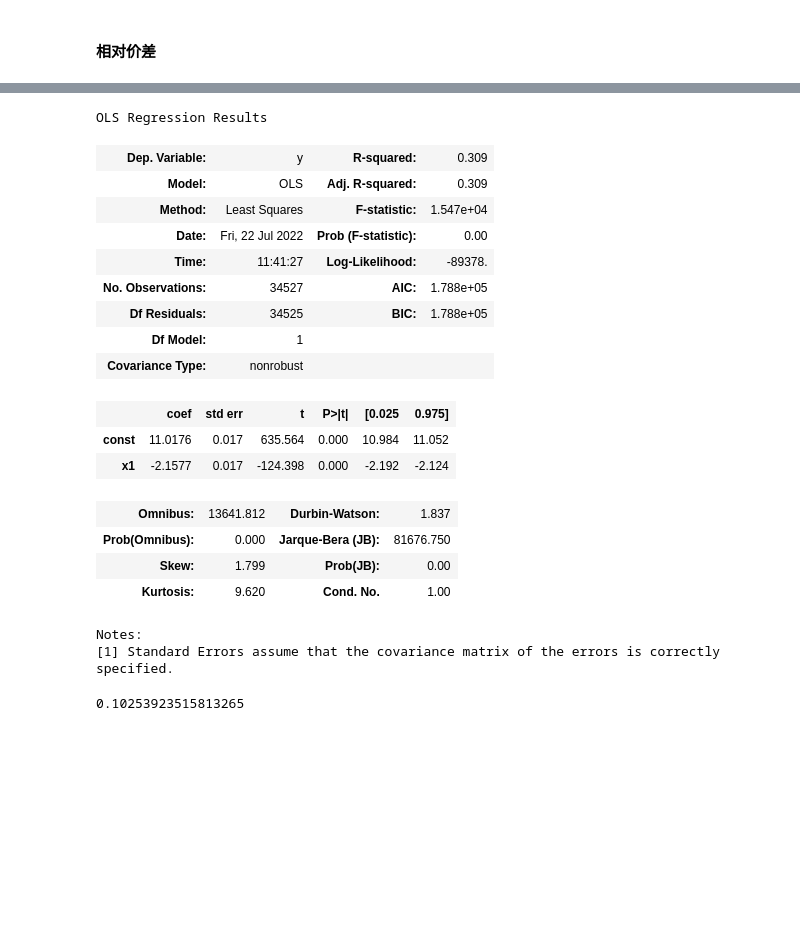
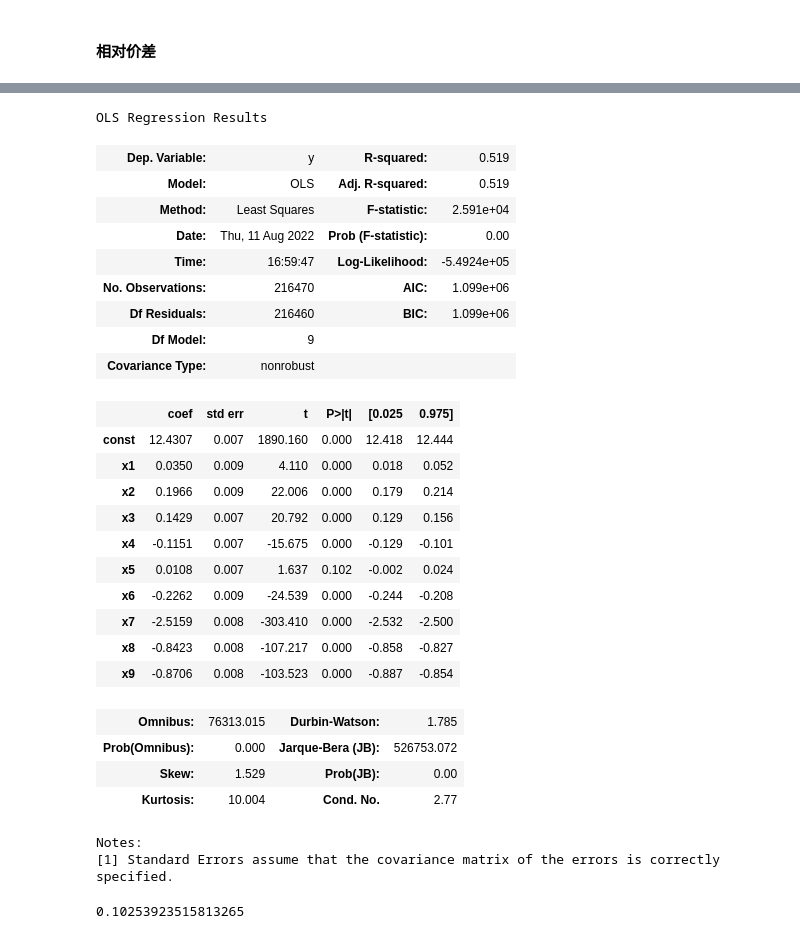
Before and after one commit to GYMS-PKU/Low-Frequency-Spread-Estimator, a Jupyter notebook: notebook/特征相关性.ipynb, the cells around one changed output, grey strips where cells are left out. Saved outputs shown, nothing was run; the diff lists cells and outputs as text; code cells hidden in the pictures; blank space fills up the shorter version.

```diff
--- a/notebook/特征相关性.ipynb
+++ b/notebook/特征相关性.ipynb
@@ -236,6 +199,9 @@ corr_mat_spread /= len(x)
 # %%
 x_spread = np.vstack([xx.cpu().numpy() for xx in x])
 y_spread = np.vstack([xx.cpu().numpy() for xx in y])
+
+x_spread[np.isnan(x_spread)] = 0
+x_spread = x_spread[:, [0, 1, 2, 3, 4, 5, 7, 10, 11]]
 
 # 奇异值分解
 _, sigma, __ = np.linalg.svd(x_spread, full_matrices=False)
@@ -291,7 +233,6 @@ array([[1.        , 0.97814828, 0.2927334 , 0.95827788, 0.98621244,
 # %%
-fea_se = [0, 4, 5, 8]
-fea_se = [i for i in range(10)]
-X = sm.add_constant(x_spread[:, fea_se])
+# fea_se = [0, 1, 2, 3, 4, 5, 7, 10, 11]
+X = sm.add_constant(x_spread)
 model = sm.OLS(y_spread*100,X)
 res = model.fit()
 res.summary()
@@ -359,7 +293,7 @@ with open(r'D:\Documents\学习资料\本科毕业论文/data/target_rela.pkl',
     target = pickle.load(f)
 with open(r'D:\Documents\学习资料\本科毕业论文/data//close_top.pkl', 'rb') as f:
     close_top = pickle.load(f)
-x, y = get_train_data_cs(signal, target, univ & close_top)
+x, y = get_train_data_cs(signal, target, univ & close_top, 20, 160)
 xx = []
 for x_ in x:
     for i in range(x_.shape[1]):
@@ -368,7 +302,7 @@ for x_ in x:
     xx.append(x_)
 x = xx
 
-x_test_rela, y_test_rela = get_train_data_cs(signal, target, univ & close_top, 80, 160)
+x_test_rela, y_test_rela = get_train_data_cs(signal, target, univ & close_top, 160, 200)
 xx = []
 for x_ in x_test_rela:
     for i in range(x_.shape[1]):
@@ -378,17 +312,29 @@ for x_ in x_test_rela:
 x_test_rela = xx
 
 
-corr_mat_rela = np.eye(10) * len(x)
+corr_mat_rela = np.eye(9) * len(x)
 for i in tqdm(range(len(x))):
-    for j in range(9):
-        for k in range(j+1, 10):
-            corr_mat_rela[j, k] += np.corrcoef(x[i][:, j].cpu().numpy(), x[i][:, k].cpu().numpy())[0, 1]
-            corr_mat_rela[k, j] += np.corrcoef(x[i][:, j].cpu().numpy(), x[i][:, k].cpu().numpy())[0, 1]
+    for j in range(8):
+        jj = [0, 1, 2, 3, 4, 5, 7, 10, 11][j]
+        for k in range(j+1, 9):
+            kk = [0, 1, 2, 3, 4, 5, 7, 10, 11][k]
+            a = x[i][:, jj].cpu().numpy()
+            b = x[i][:, kk].cpu().numpy()
+            a[np.isnan(a)] = 0
+            b[np.isnan(b)] = 0
+            corr = np.corrcoef(a, b)[0, 1]
+            if np.isnan(corr):
+                corr = 0
+
+            corr_mat_rela[j, k] += corr
+            corr_mat_rela[k, j] += corr
 corr_mat_rela /= len(x)
 # %%
 x_rela = np.vstack([xx.cpu().numpy() for xx in x])
 y_rela = np.vstack([xx.cpu().numpy() for xx in y])
-# x_rela[:, [0,1,3,4,5]] *= -1
+x_rela[np.isnan(x_rela)] = 0
+x_rela = x_rela[:, [0, 1, 2, 3, 4, 5, 7, 10, 11]]
+
 
 
 # 奇异值分解
@@ -430,29 +366,35 @@ array([[ 1.        ,  0.05399018,  0.04886773, -0.42439205],
 # %%
-fea_se = [2,4,5,9]
-fea_se = [i for i in range(10)]
-fea_se = [2]
-X = sm.add_constant(x_rela[:,fea_se])
+
+X = sm.add_constant(x_rela)
 model = sm.OLS(y_rela*10000,X)
 res = model.fit()
 res.summary()
 # %% [output]
 OLS Regression Results
-| Dep. Variable: | y | R-squared: | 0.309 |
-| Model: | OLS | Adj. R-squared: | 0.309 |
-| Method: | Least Squares | F-statistic: | 1.547e+04 |
-| Date: | Fri, 22 Jul 2022 | Prob (F-statistic): | 0.00 |
-| Time: | 11:41:27 | Log-Likelihood: | -89378. |
-| No. Observations: | 34527 | AIC: | 1.788e+05 |
-| Df Residuals: | 34525 | BIC: | 1.788e+05 |
-| Df Model: | 1 |  |  |
+| Dep. Variable: | y | R-squared: | 0.519 |
+| Model: | OLS | Adj. R-squared: | 0.519 |
+| Method: | Least Squares | F-statistic: | 2.591e+04 |
+| Date: | Thu, 11 Aug 2022 | Prob (F-statistic): | 0.00 |
+| Time: | 16:59:47 | Log-Likelihood: | -5.4924e+05 |
+| No. Observations: | 216470 | AIC: | 1.099e+06 |
+| Df Residuals: | 216460 | BIC: | 1.099e+06 |
+| Df Model: | 9 |  |  |
 | Covariance Type: | nonrobust |  |  |
 |  | coef | std err | t | P>|t| | [0.025 | 0.975] |
-| const | 11.0176 | 0.017 | 635.564 | 0.000 | 10.984 | 11.052 |
-| x1 | -2.1577 | 0.017 | -124.398 | 0.000 | -2.192 | -2.124 |
+| const | 12.4307 | 0.007 | 1890.160 | 0.000 | 12.418 | 12.444 |
+| x1 | 0.0350 | 0.009 | 4.110 | 0.000 | 0.018 | 0.052 |
+| x2 | 0.1966 | 0.009 | 22.006 | 0.000 | 0.179 | 0.214 |
+| x3 | 0.1429 | 0.007 | 20.792 | 0.000 | 0.129 | 0.156 |
+| x4 | -0.1151 | 0.007 | -15.675 | 0.000 | -0.129 | -0.101 |
+| x5 | 0.0108 | 0.007 | 1.637 | 0.102 | -0.002 | 0.024 |
+| x6 | -0.2262 | 0.009 | -24.539 | 0.000 | -0.244 | -0.208 |
+| x7 | -2.5159 | 0.008 | -303.410 | 0.000 | -2.532 | -2.500 |
+| x8 | -0.8423 | 0.008 | -107.217 | 0.000 | -0.858 | -0.827 |
+| x9 | -0.8706 | 0.008 | -103.523 | 0.000 | -0.887 | -0.854 |
-| Omnibus: | 13641.812 | Durbin-Watson: | 1.837 |
-| Prob(Omnibus): | 0.000 | Jarque-Bera (JB): | 81676.750 |
-| Skew: | 1.799 | Prob(JB): | 0.00 |
-| Kurtosis: | 9.620 | Cond. No. | 1.00 |
+| Omnibus: | 76313.015 | Durbin-Watson: | 1.785 |
+| Prob(Omnibus): | 0.000 | Jarque-Bera (JB): | 526753.072 |
+| Skew: | 1.529 | Prob(JB): | 0.00 |
+| Kurtosis: | 10.004 | Cond. No. | 2.77 |
 Notes:
 [1] Standard Errors assume that the covariance matrix of the errors is correctly specified.
 # %%
```
Also changed, not shown: parts of 15 cells of this notebook, 3 other files.
